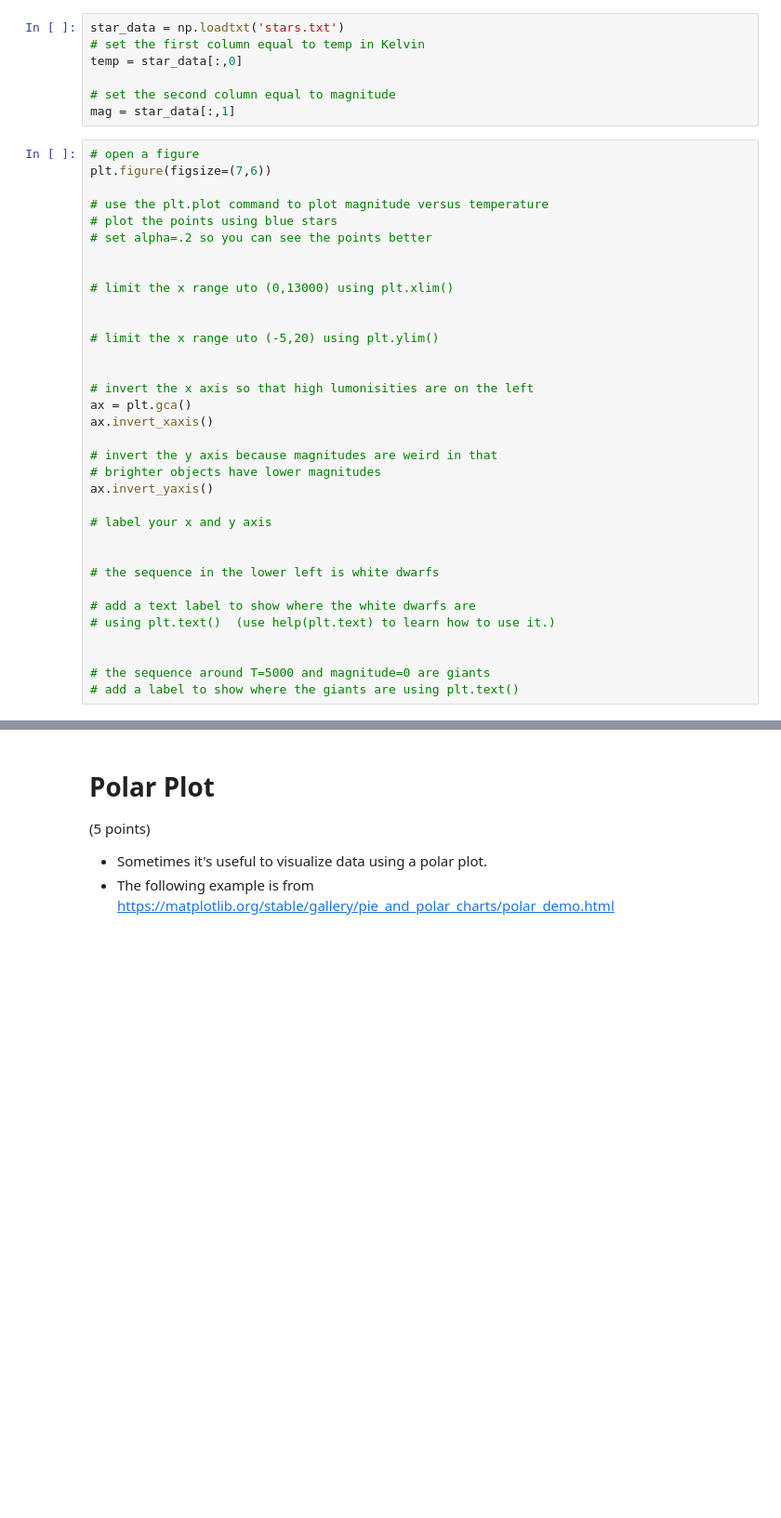
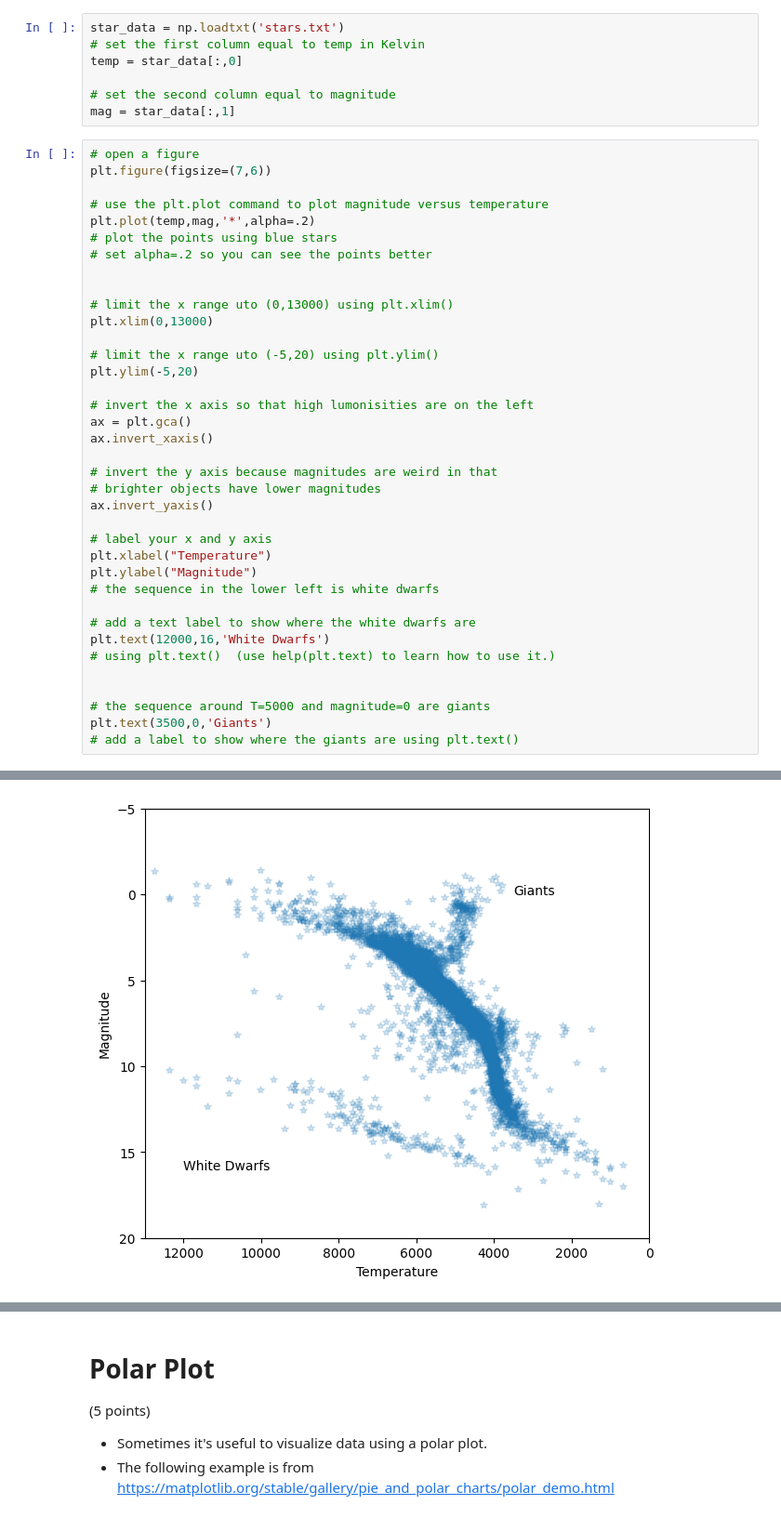
Before and after one commit to ChrisPerez13/CompPhys, a Jupyter notebook: Christopher_Perez_Lab02_plotting_visualization.ipynb, the cells around one changed output, grey strips where cells are left out. Shown at 93% size. Drawn from its saved outputs; the diff is of its cells as text; blank space fills up the shorter version.

```diff
--- a/Christopher_Perez_Lab02_plotting_visualization.ipynb
+++ b/Christopher_Perez_Lab02_plotting_visualization.ipynb
@@ -82,15 +117,16 @@ mag = star_data[:,1]
 plt.figure(figsize=(7,6))
 
 # use the plt.plot command to plot magnitude versus temperature
+plt.plot(temp,mag,'*',alpha=.2)
 # plot the points using blue stars
 # set alpha=.2 so you can see the points better
 
 
 # limit the x range uto (0,13000) using plt.xlim()
-
+plt.xlim(0,13000)
 
 # limit the x range uto (-5,20) using plt.ylim()
-
+plt.ylim(-5,20)
 
 # invert the x axis so that high lumonisities are on the left
 ax = plt.gca()
@@ -101,13 +137,16 @@ ax.invert_xaxis()
 ax.invert_yaxis()
 
 # label your x and y axis
-
-
+plt.xlabel("Temperature")
+plt.ylabel("Magnitude")
 # the sequence in the lower left is white dwarfs
 
 # add a text label to show where the white dwarfs are
+plt.text(12000,16,'White Dwarfs')
 # using plt.text()  (use help(plt.text) to learn how to use it.)
 
 
 # the sequence around T=5000 and magnitude=0 are giants
+plt.text(3500,0,'Giants')
 # add a label to show where the giants are using plt.text()
+# %% [output]
@@ -113,0 +154 @@ ax.invert_yaxis()
+[figure, added]
```
Also changed, not shown: parts of 24 cells of this notebook.
